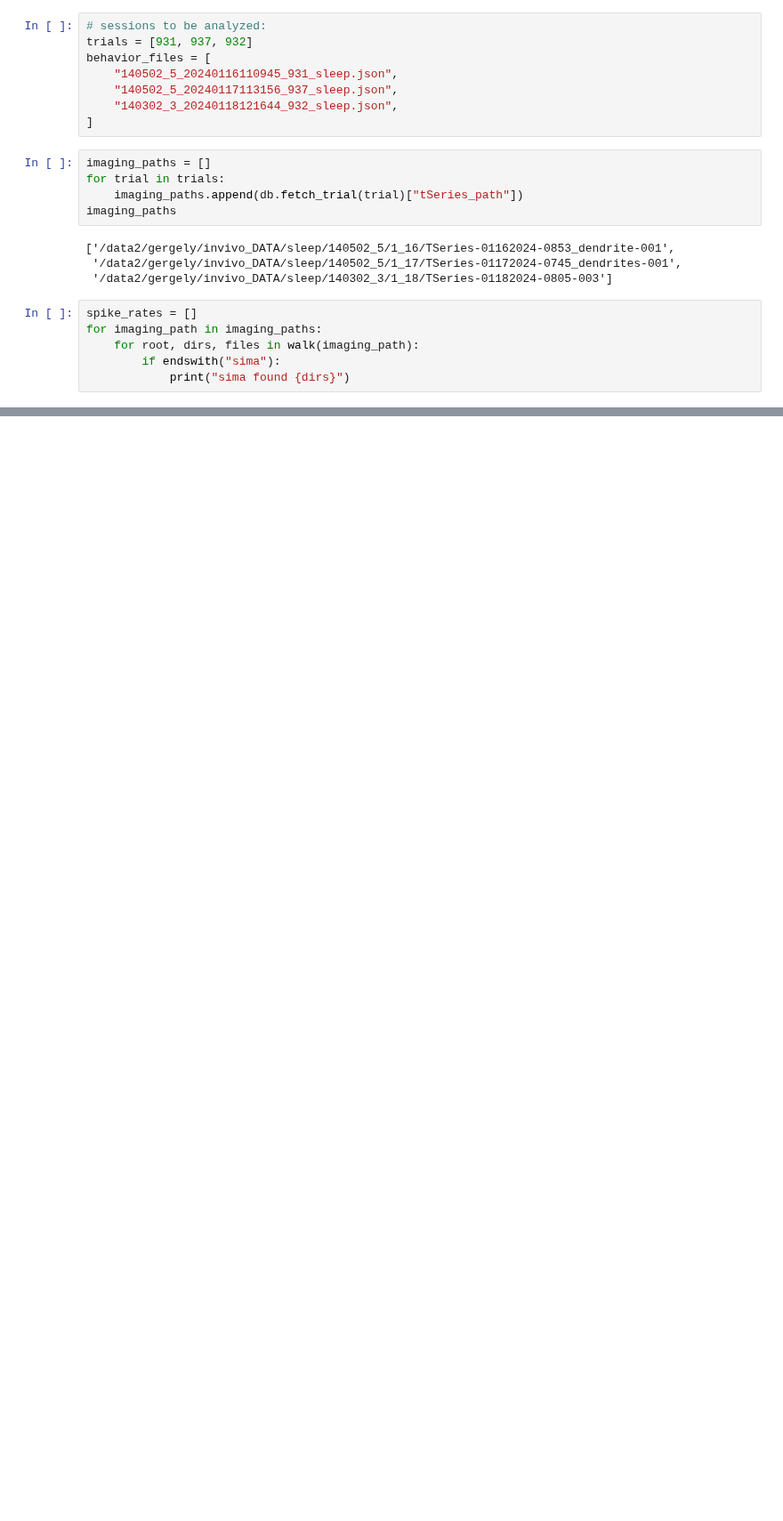
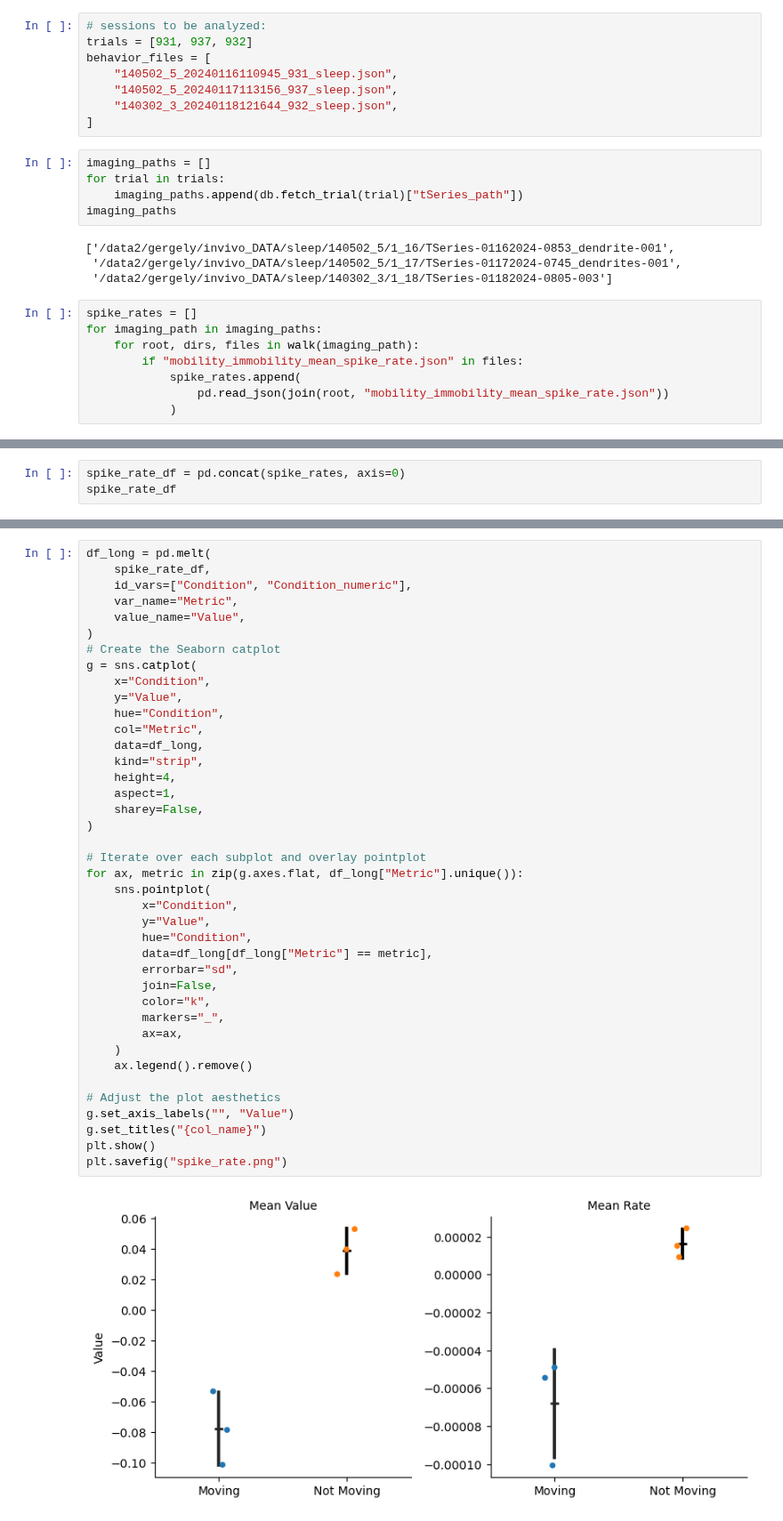
Before and after one commit to JessicaYoujiaLi/sleep, a Jupyter notebook: notebooks/dendritic_analysis/spike_rate_analysis.ipynb, the cells around one changed output, grey strips where cells are left out. Shown at 89% size. Drawn from its saved outputs; the diff is of its cells as text; blank space fills up the shorter version.

```diff
--- a/notebooks/dendritic_analysis/spike_rate_analysis.ipynb
+++ b/notebooks/dendritic_analysis/spike_rate_analysis.ipynb
@@ -38,5 +31,7 @@ imaging_paths
 spike_rates = []
 for imaging_path in imaging_paths:
     for root, dirs, files in walk(imaging_path):
-        if endswith("sima"):
-            print("sima found {dirs}")
+        if "mobility_immobility_mean_spike_rate.json" in files:
+            spike_rates.append(
+                pd.read_json(join(root, "mobility_immobility_mean_spike_rate.json"))
+            )
@@ -48,0 +38,3 @@ spike_rates
+# %%
+spike_rate_df = pd.concat(spike_rates, axis=0)
+spike_rate_df
@@ -48,0 +49,42 @@ spike_rates
+# %%
+df_long = pd.melt(
+    spike_rate_df,
+    id_vars=["Condition", "Condition_numeric"],
+    var_name="Metric",
+    value_name="Value",
+)
+# Create the Seaborn catplot
+g = sns.catplot(
+    x="Condition",
+    y="Value",
+    hue="Condition",
+    col="Metric",
+    data=df_long,
+    kind="strip",
+    height=4,
+    aspect=1,
+    sharey=False,
+)
+
+# Iterate over each subplot and overlay pointplot
+for ax, metric in zip(g.axes.flat, df_long["Metric"].unique()):
+    sns.pointplot(
+        x="Condition",
+        y="Value",
+        hue="Condition",
+        data=df_long[df_long["Metric"] == metric],
+        errorbar="sd",
+        join=False,
+        color="k",
+        markers="_",
+        ax=ax,
+    )
+    ax.legend().remove()
+
+# Adjust the plot aesthetics
+g.set_axis_labels("", "Value")
+g.set_titles("{col_name}")
+plt.show()
+plt.savefig("spike_rate.png")
+# %% [output]
+[figure, added]
```
Also changed, not shown: parts of 6 cells of this notebook, 7 other files.
